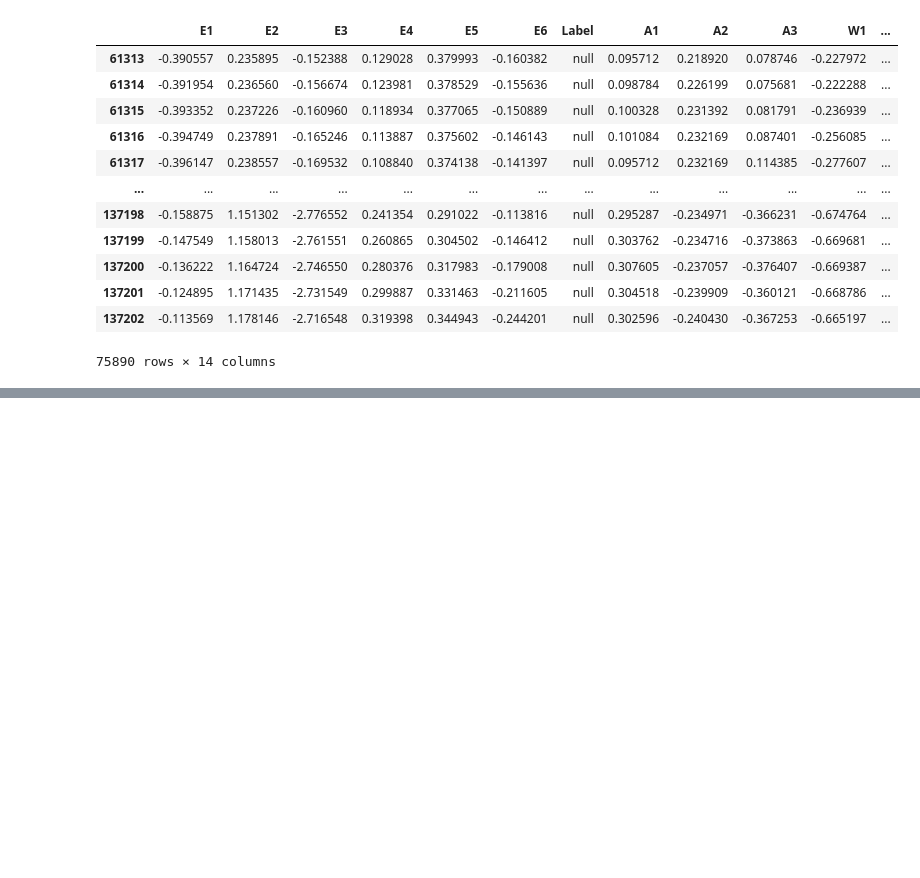
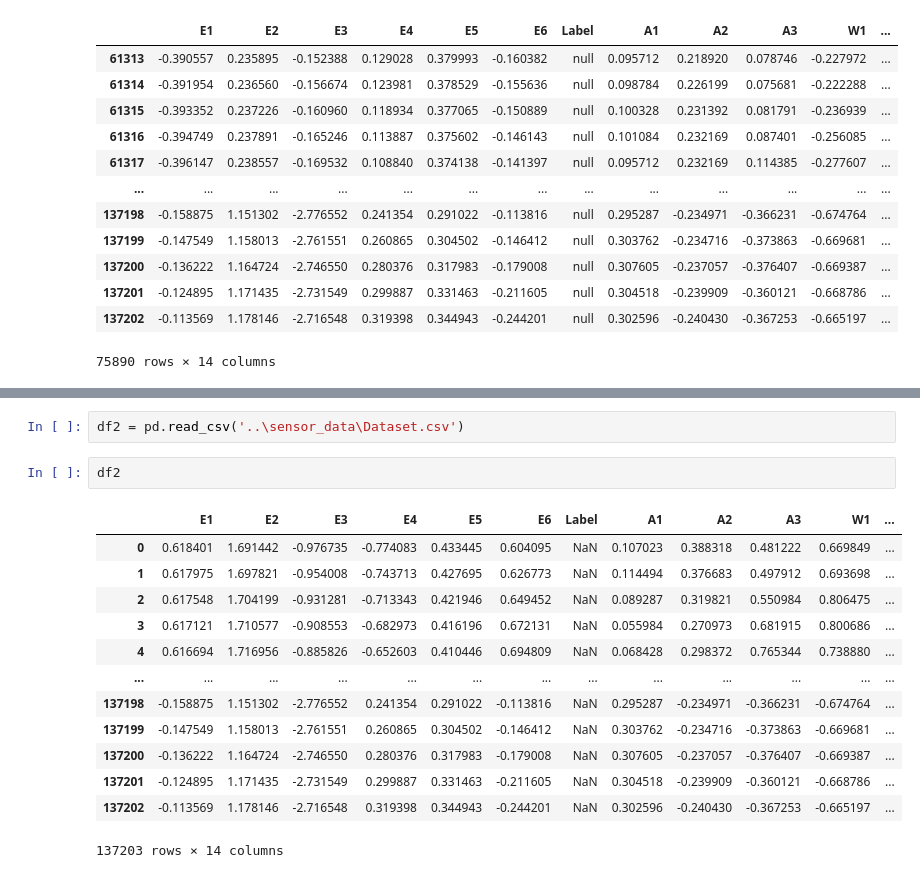
Before and after one commit to kaushik4444/Human-Activity-Recognition-using-Various-Machine-Learning-and-Deep-Learning-models, a Jupyter notebook: Jnotes/Pre-processing Final.ipynb, the cells around one changed output, grey strips where cells are left out. Saved outputs shown, nothing was run; the diff lists cells and outputs as text; blank space fills up the shorter version.

```diff
--- a/Jnotes/Pre-processing Final.ipynb
+++ b/Jnotes/Pre-processing Final.ipynb
@@ -226,0 +243,18 @@ df.loc[df['Subject'] == 'Subject2']
+# %%
+df2 = pd.read_csv('..\sensor_data\Dataset.csv')
+# %%
+df2
+# %% [output]
+|  | E1 | E2 | E3 | E4 | E5 | E6 | Label | A1 | A2 | A3 | W1 | ... |
+| 0 | 0.618401 | 1.691442 | -0.976735 | -0.774083 | 0.433445 | 0.604095 | NaN | 0.107023 | 0.388318 | 0.481222 | 0.669849 | ... |
+| 1 | 0.617975 | 1.697821 | -0.954008 | -0.743713 | 0.427695 | 0.626773 | NaN | 0.114494 | 0.376683 | 0.497912 | 0.693698 | ... |
+| 2 | 0.617548 | 1.704199 | -0.931281 | -0.713343 | 0.421946 | 0.649452 | NaN | 0.089287 | 0.319821 | 0.550984 | 0.806475 | ... |
+| 3 | 0.617121 | 1.710577 | -0.908553 | -0.682973 | 0.416196 | 0.672131 | NaN | 0.055984 | 0.270973 | 0.681915 | 0.800686 | ... |
+| 4 | 0.616694 | 1.716956 | -0.885826 | -0.652603 | 0.410446 | 0.694809 | NaN | 0.068428 | 0.298372 | 0.765344 | 0.738880 | ... |
+| ... | ... | ... | ... | ... | ... | ... | ... | ... | ... | ... | ... | ... |
+| 137198 | -0.158875 | 1.151302 | -2.776552 | 0.241354 | 0.291022 | -0.113816 | NaN | 0.295287 | -0.234971 | -0.366231 | -0.674764 | ... |
+| 137199 | -0.147549 | 1.158013 | -2.761551 | 0.260865 | 0.304502 | -0.146412 | NaN | 0.303762 | -0.234716 | -0.373863 | -0.669681 | ... |
+| 137200 | -0.136222 | 1.164724 | -2.746550 | 0.280376 | 0.317983 | -0.179008 | NaN | 0.307605 | -0.237057 | -0.376407 | -0.669387 | ... |
+| 137201 | -0.124895 | 1.171435 | -2.731549 | 0.299887 | 0.331463 | -0.211605 | NaN | 0.304518 | -0.239909 | -0.360121 | -0.668786 | ... |
+| 137202 | -0.113569 | 1.178146 | -2.716548 | 0.319398 | 0.344943 | -0.244201 | NaN | 0.302596 | -0.240430 | -0.367253 | -0.665197 | ... |
+137203 rows × 14 columns
```
Also changed, not shown: parts of 1 cell of this notebook.
